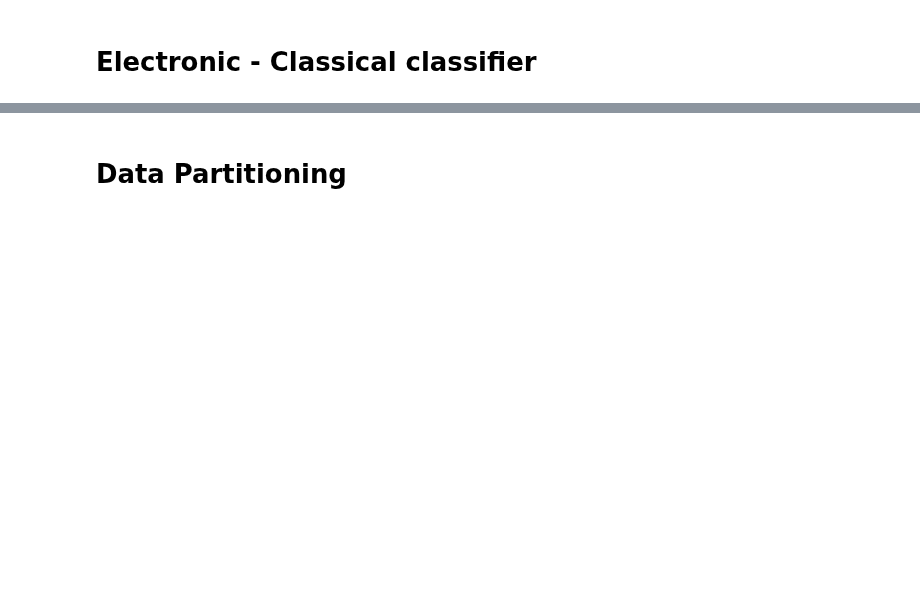
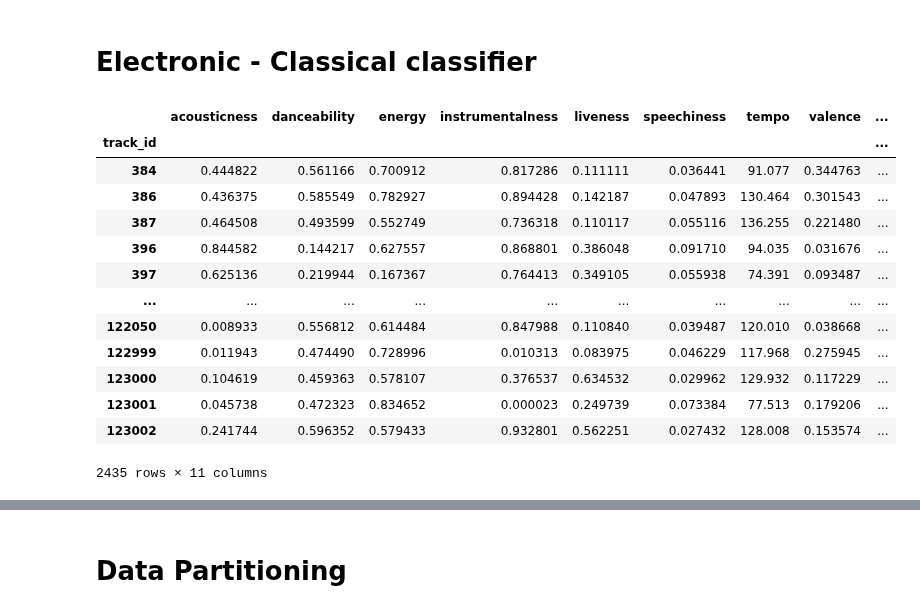
Before and after one commit to gaetanoantonicchio/DataMining-2, a Jupyter notebook: src/Module 2/Rule-Based/binary-rulebased_echo.ipynb, the cells around one changed output, grey strips where cells are left out. Cells and saved outputs as stored; diff of their text form; code cells hidden in the pictures; blank space fills up the shorter version.

```diff
--- a/src/Module 2/Rule-Based/binary-rulebased_echo.ipynb
+++ b/src/Module 2/Rule-Based/binary-rulebased_echo.ipynb
@@ -238,2 +248,43 @@ make_confusion_matrix(cf_matrix, 'IREP')
 # %% [markdown]
 # Electronic - Classical classifier
+# %%
+# load dataset with echonest features
+df = utils.load('/Users/gaetanoantonicchio/Desktop/dataset_DM2/fma_metadata/echonest.csv')
+
+# load tracks
+tracks = utils.load('/Users/gaetanoantonicchio/Desktop/dataset_DM2/fma_metadata/tracks.csv')
+# select bit_rate and duration
+subselection_tracks = tracks['track'][['bit_rate', 'duration']]
+# %%
+# select genres Classical and Electronic
+genres_subset = ['Classical', 'Electronic']
+labels = tracks[tracks['track']['genre_top'].isin(genres_subset)]
+labels = labels['track']['genre_top']
+
+# adjust values of bit_rate
+subselection_tracks['bit_rate'] = subselection_tracks['bit_rate']/1000
+# drop bit_rate with values == -1
+subselection_tracks.drop(index = subselection_tracks[subselection_tracks['bit_rate']==-1].index, axis=0, inplace=True)
+# %%
+# merge datasets
+df = df['echonest','audio_features'].merge(subselection_tracks, on='track_id')
+df = df.merge(labels, on='track_id')
+#drop missing values
+df.dropna(inplace=True)
+#display dataset
+df
+# %% [output]
+|  | acousticness | danceability | energy | instrumentalness | liveness | speechiness | tempo | valence | ... |
+| track_id |  |  |  |  |  |  |  |  | ... |
+| 384 | 0.444822 | 0.561166 | 0.700912 | 0.817286 | 0.111111 | 0.036441 | 91.077 | 0.344763 | ... |
+| 386 | 0.436375 | 0.585549 | 0.782927 | 0.894428 | 0.142187 | 0.047893 | 130.464 | 0.301543 | ... |
+| 387 | 0.464508 | 0.493599 | 0.552749 | 0.736318 | 0.110117 | 0.055116 | 136.255 | 0.221480 | ... |
+| 396 | 0.844582 | 0.144217 | 0.627557 | 0.868801 | 0.386048 | 0.091710 | 94.035 | 0.031676 | ... |
+| 397 | 0.625136 | 0.219944 | 0.167367 | 0.764413 | 0.349105 | 0.055938 | 74.391 | 0.093487 | ... |
+| ... | ... | ... | ... | ... | ... | ... | ... | ... | ... |
+| 122050 | 0.008933 | 0.556812 | 0.614484 | 0.847988 | 0.110840 | 0.039487 | 120.010 | 0.038668 | ... |
+| 122999 | 0.011943 | 0.474490 | 0.728996 | 0.010313 | 0.083975 | 0.046229 | 117.968 | 0.275945 | ... |
+| 123000 | 0.104619 | 0.459363 | 0.578107 | 0.376537 | 0.634532 | 0.029962 | 129.932 | 0.117229 | ... |
+| 123001 | 0.045738 | 0.472323 | 0.834652 | 0.000023 | 0.249739 | 0.073384 | 77.513 | 0.179206 | ... |
+| 123002 | 0.241744 | 0.596352 | 0.579433 | 0.932801 | 0.562251 | 0.027432 | 128.008 | 0.153574 | ... |
+2435 rows × 11 columns
```
Also changed, not shown: parts of 43 cells of this notebook.
